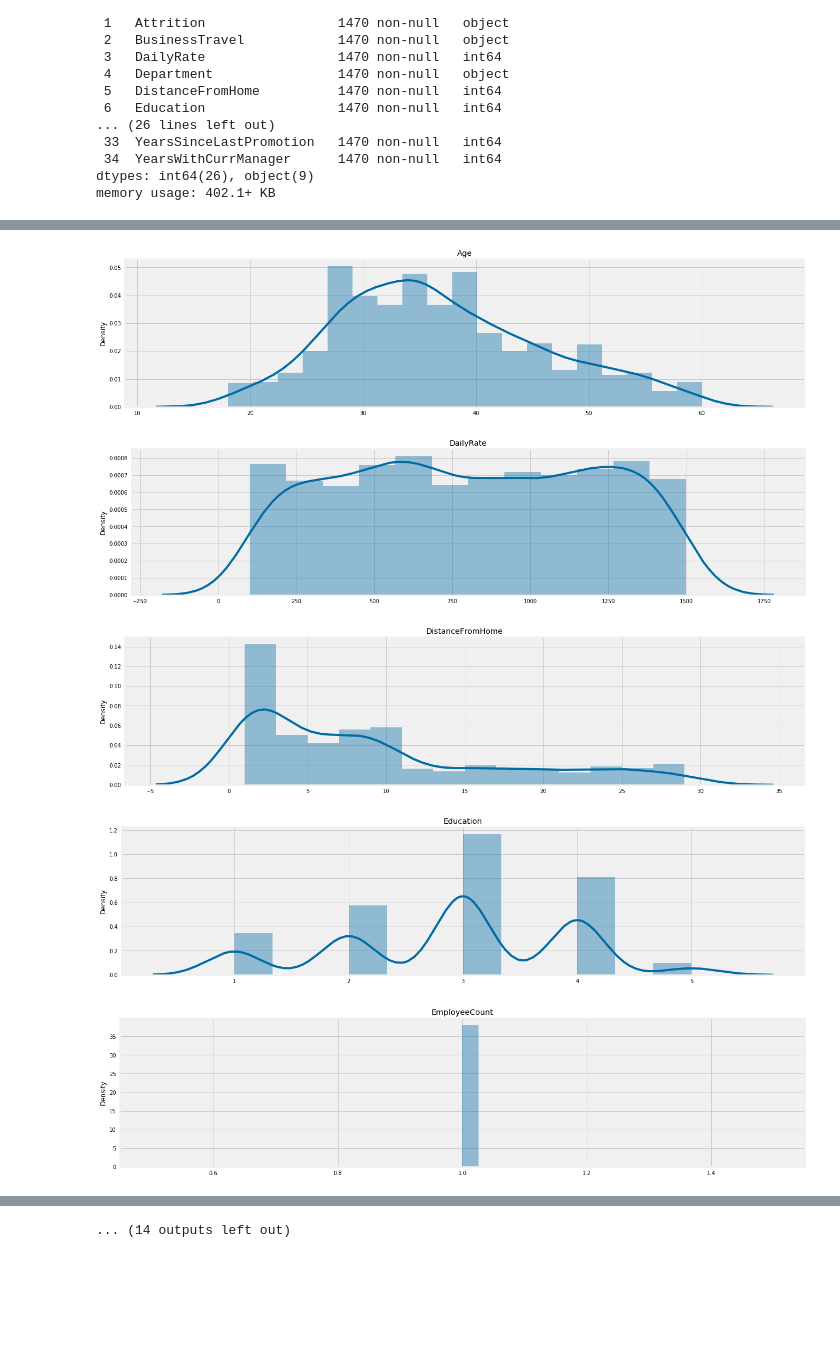
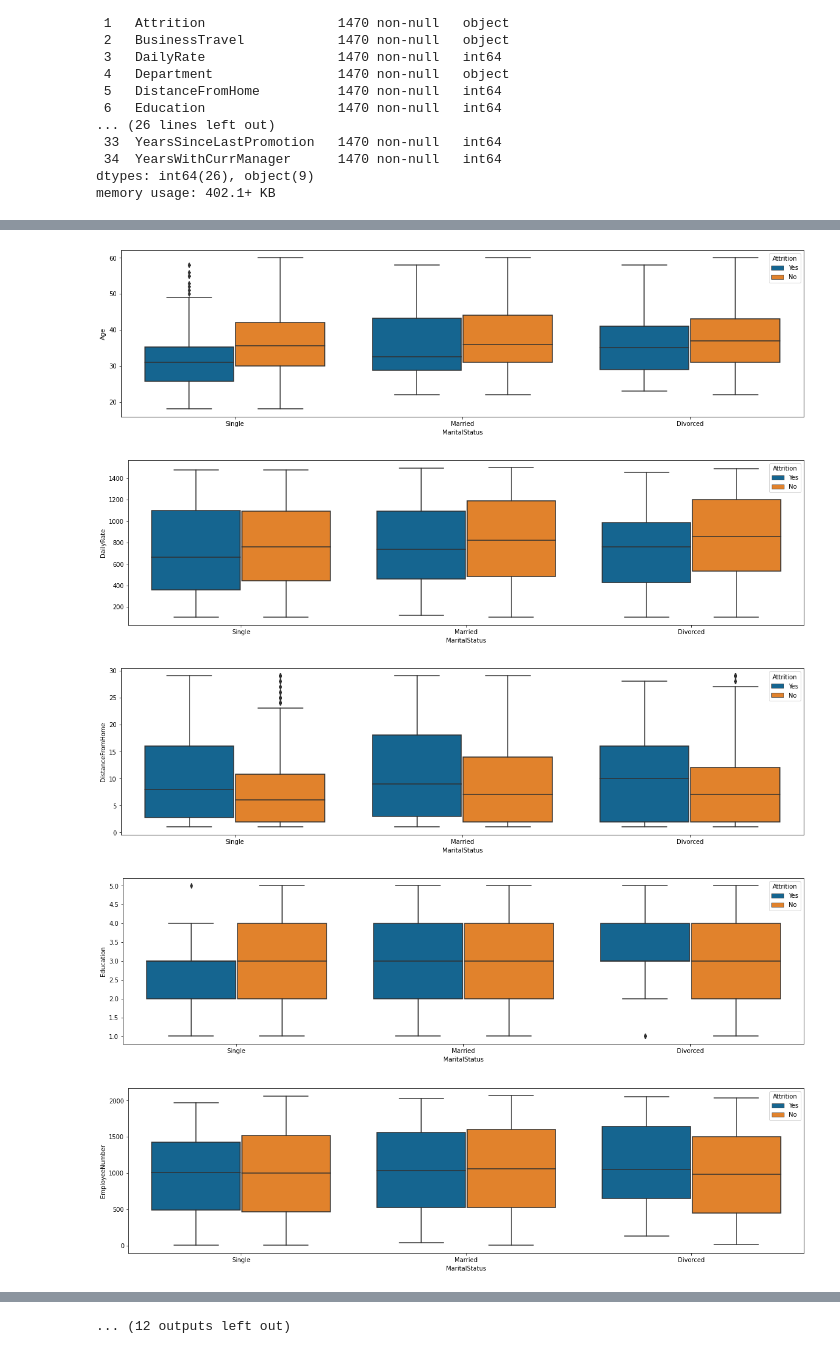
Before and after one commit to duaneywadey/A-collection-of-Jupyter-notebooks-and-CSV-files, a Jupyter notebook: IBMCustomerAttrition.ipynb, the cells around one changed output, grey strips where cells are left out. Cells and saved outputs as stored; diff of their text form; code cells hidden in the pictures; blank space fills up the shorter version.

```diff
--- a/IBMCustomerAttrition.ipynb
+++ b/IBMCustomerAttrition.ipynb
@@ -41,0 +66,3 @@ memory usage: 402.1+ KB
+# %%
+for n in numerical_features:
+  print(n)
@@ -42,9 +99,13 @@ memory usage: 402.1+ KB
+# %%
+df = df.drop(columns=['EmployeeCount', 'StandardHours'])
+df = df.drop(columns=['Over18'])
 # %%
 from sklearn.preprocessing import LabelEncoder
 le = LabelEncoder()
 
 df1 = df.copy(deep = True)
 text_data_features = [i for i in list(df.columns) if i not in list(df.describe().columns)]
+new_numerical_features = [i for i in (df.describe().columns)]
 
 print('Label Encoder Transformation')
 for i in text_data_features :
@@ -119,11 +163,10 @@ numerical_features = [i for i in list(df.describe().columns)]
 # %%
-for i in range(len(numerical_features)):
+for n in new_numerical_features:
   plt.figure(figsize=(20,5))
-  sns.distplot(x=df[numerical_features[i]])
-  plt.title(numerical_features[i])
+  sns.boxplot(x = 'MaritalStatus',y = n,data = df,hue = 'Attrition');
 # %% [output]
-[figure, old version]
+[figure, new version]
-[figure, old version]
+[figure, new version]
-[figure, old version]
+[figure, new version]
-[figure, old version]
+[figure, new version]
-[figure, old version]
+[figure, new version]
@@ -137,2 +180,2 @@ for i in range(len(numerical_features)):
-... (14 outputs left out)
+... (12 outputs left out)
 # %%
```
Also changed, not shown: parts of 14 cells of this notebook.
